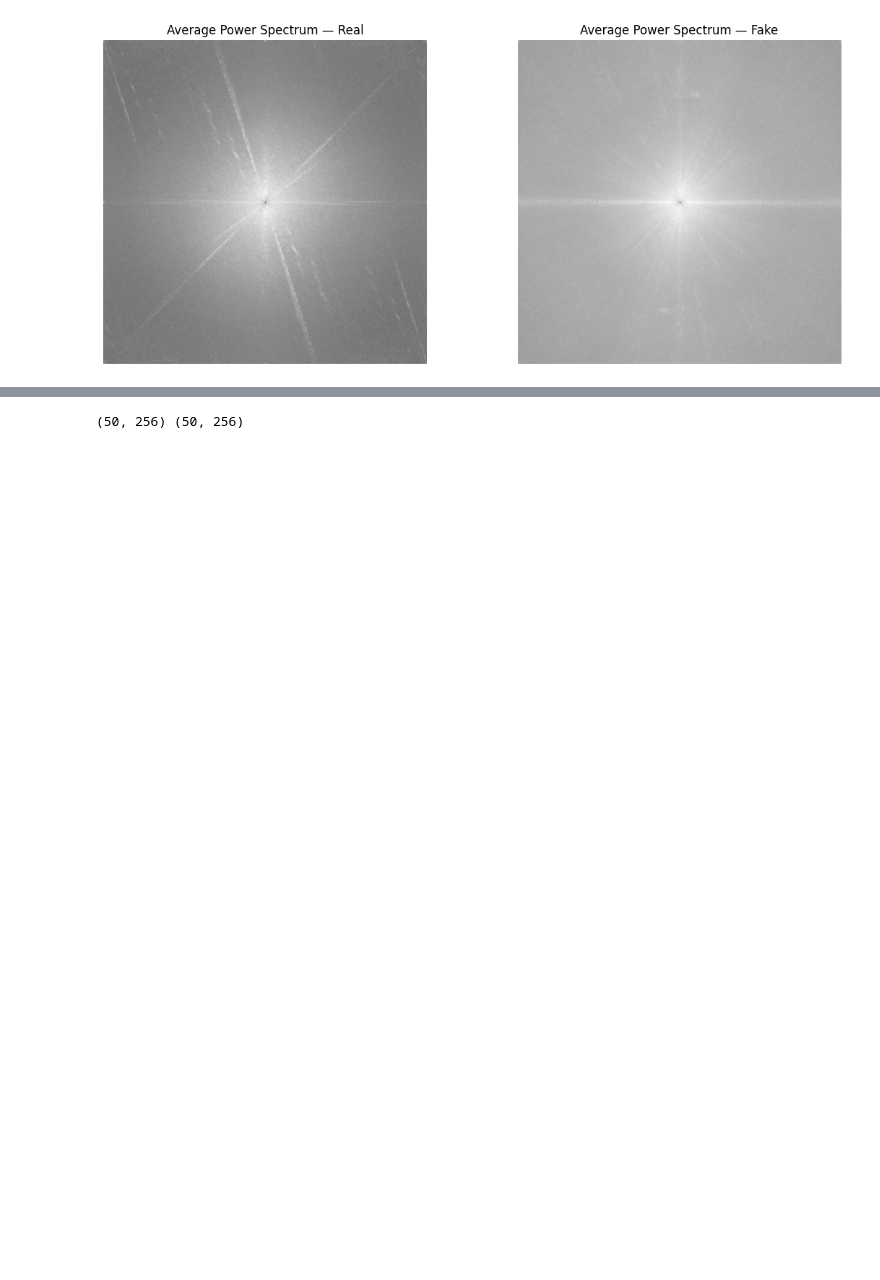
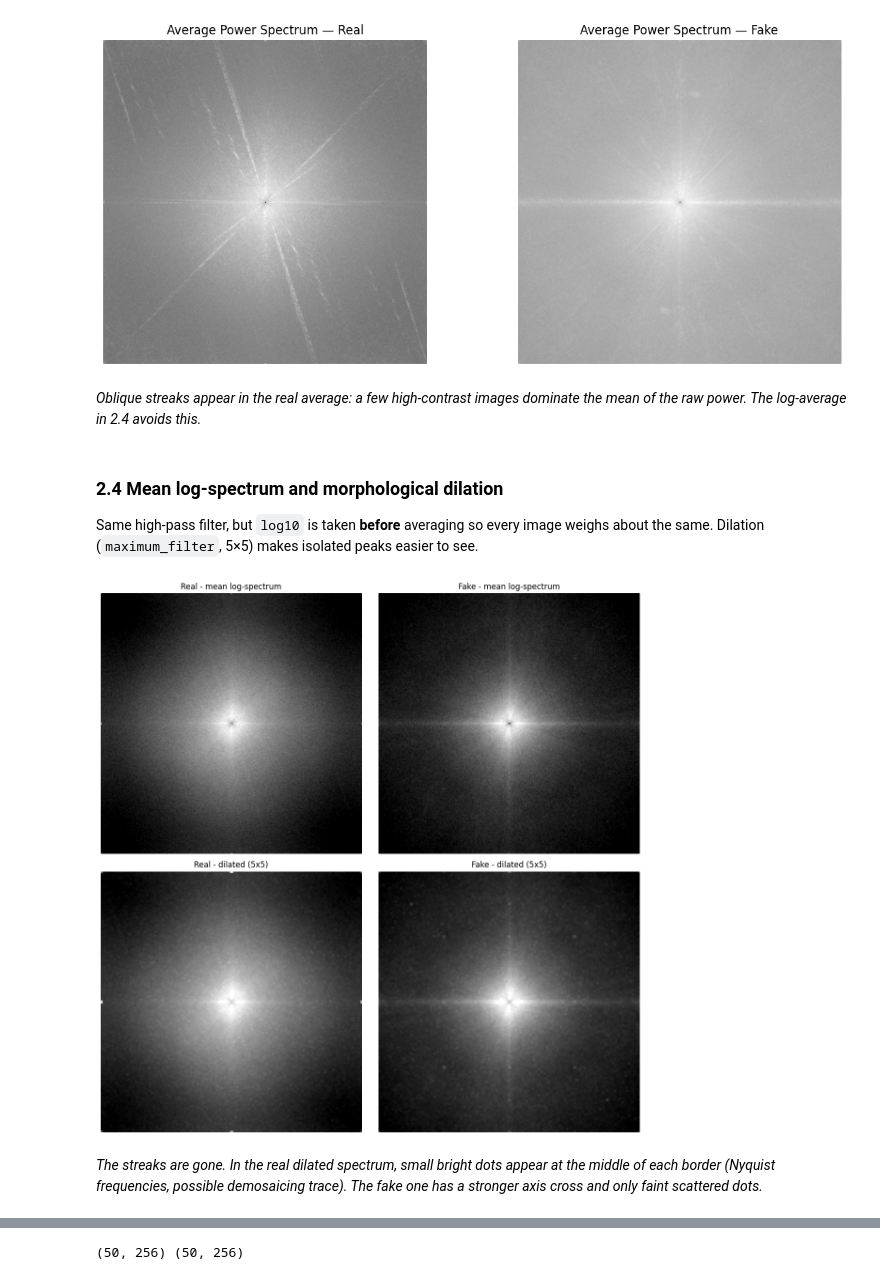
Before and after one commit to yassinekhaldoun/Deepfake-Detection-Image-Forensics-Machine-Learning, a Jupyter notebook: notebooks/preprocessing.ipynb, the cells around one changed output, grey strips where cells are left out. Saved outputs shown, nothing was run; the diff lists cells and outputs as text; code cells hidden in the pictures; blank space fills up the shorter version.

```diff
--- a/notebooks/preprocessing.ipynb
+++ b/notebooks/preprocessing.ipynb
@@ -191,4 +216,35 @@ plt.tight_layout()
 plt.show()
 # %% [output]
 [figure]
+# %% [markdown]
+*Oblique streaks appear in the real average: a few high-contrast images dominate the mean of the raw power. The log-average in 2.4 avoids this.*
+# %% [markdown]
+### 2.4 Mean log-spectrum and morphological dilation
+Same high-pass filter, but `log10` is taken **before** averaging so every image weighs about the same. Dilation (`maximum_filter`, 5×5) makes isolated peaks easier to see.
+# %%
+from src.spectral import mean_log_spectrum
+from scipy.ndimage import maximum_filter
+
+def load_class(folder):
+    return [center_crop(load_image(p), 512) for p in sorted(folder.glob("*.png"))]
+
+real_spec = mean_log_spectrum(load_class(data_dir / "real"), sigma=10)
+fake_spec = mean_log_spectrum(load_class(data_dir / "fake"), sigma=10)
+# %%
+fig, axes = plt.subplots(2, 2, figsize=(12, 12))
+for col, (spec, name) in enumerate([(real_spec, "Real"), (fake_spec, "Fake")]):
+    dilated = maximum_filter(spec, size=5)               # dilation, 5x5 neighbourhood
+    vmin, vmax = np.percentile(dilated, [1, 99.9])       # robust contrast
+    axes[0, col].imshow(spec, cmap="gray", vmin=vmin, vmax=vmax)
+    axes[0, col].set_title(f"{name} - mean log-spectrum")
+    axes[1, col].imshow(dilated, cmap="gray", vmin=vmin, vmax=vmax)
+    axes[1, col].set_title(f"{name} - dilated (5x5)")
+for ax in axes.ravel():
+    ax.axis("off")
+plt.tight_layout()
+plt.show()
+# %% [output]
+[figure, added]
+# %% [markdown]
+*The streaks are gone. In the real dilated spectrum, small bright dots appear at the middle of each border (Nyquist frequencies, possible demosaicing trace). The fake one has a stronger axis cross and only faint scattered dots.*
 # %% [markdown]
```
Also changed, not shown: parts of 19 cells of this notebook, 2 other files.
